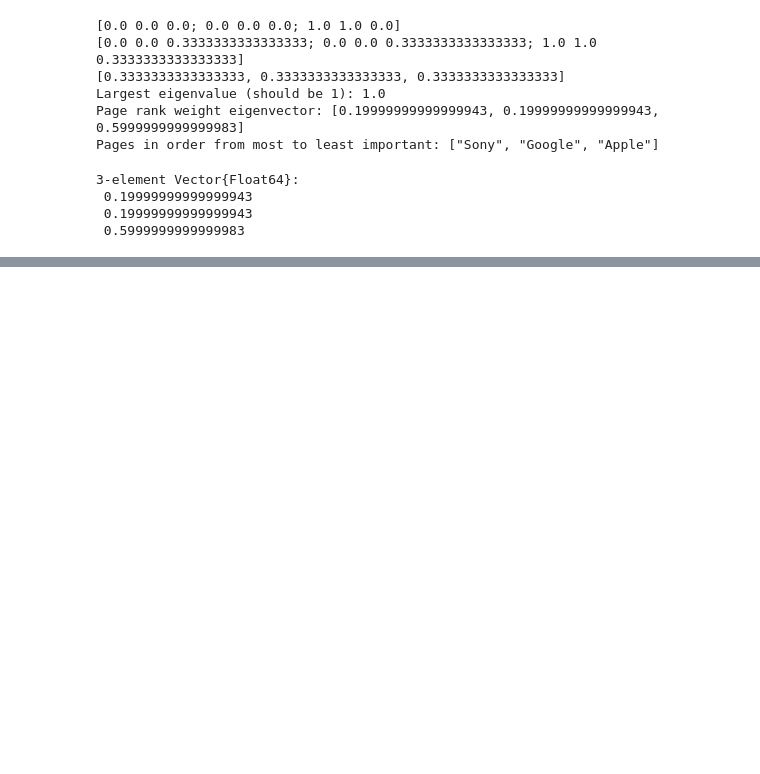
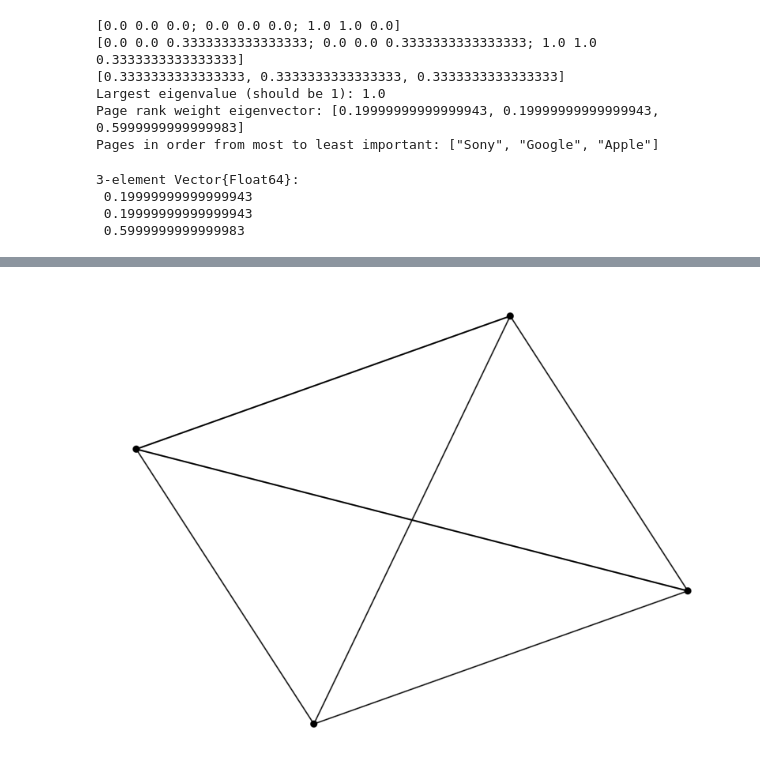
Before and after one commit to dleksanov/math212-homeworks, a Jupyter notebook: final_proj.ipynb, the cells around one changed output, grey strips where cells are left out. Drawn from its saved outputs; the diff is of its cells as text; code cells hidden in the pictures; blank space fills up the shorter version.

Commit message:
Added node functionality

```diff
--- a/final_proj.ipynb
+++ b/final_proj.ipynb
@@ -268,0 +292,2 @@ Pages in order from most to least important: ["Sony", "Google", "Apple"]
+# %%
+A_graph = SimpleWeightedDiGraph(A)
@@ -268,0 +296,24 @@ Pages in order from most to least important: ["Sony", "Google", "Apple"]
+# %%
+# https://discourse.julialang.org/t/interactive-network-visualization/49054/4
+import Pkg; Pkg.add("GLMakie")
+import Pkg; Pkg.add("GraphMakie")
+using GLMakie, GraphMakie
+
+function networkplot(g)
+    fig, ax, p = graphplot(g)
+
+    hidedecorations!(ax)
+    hidespines!(ax)
+
+    function node_drag_action(state, idx, event, axis)
+        p[:node_pos][][idx] = event.data
+        p[:node_pos][] = p[:node_pos][]
+    end
+
+    ndrag = NodeDragHandler(node_drag_action)
+
+    deregister_interaction!(ax, :rectanglezoom)
+    register_interaction!(ax, :ndrag, ndrag)
+
+    fig
+end
@@ -268,0 +339,4 @@ Pages in order from most to least important: ["Sony", "Google", "Apple"]
+# %%
+networkplot(A_graph)
+# %% [output]
+[figure, added]
```
Also changed, not shown: parts of 37 cells of this notebook.
